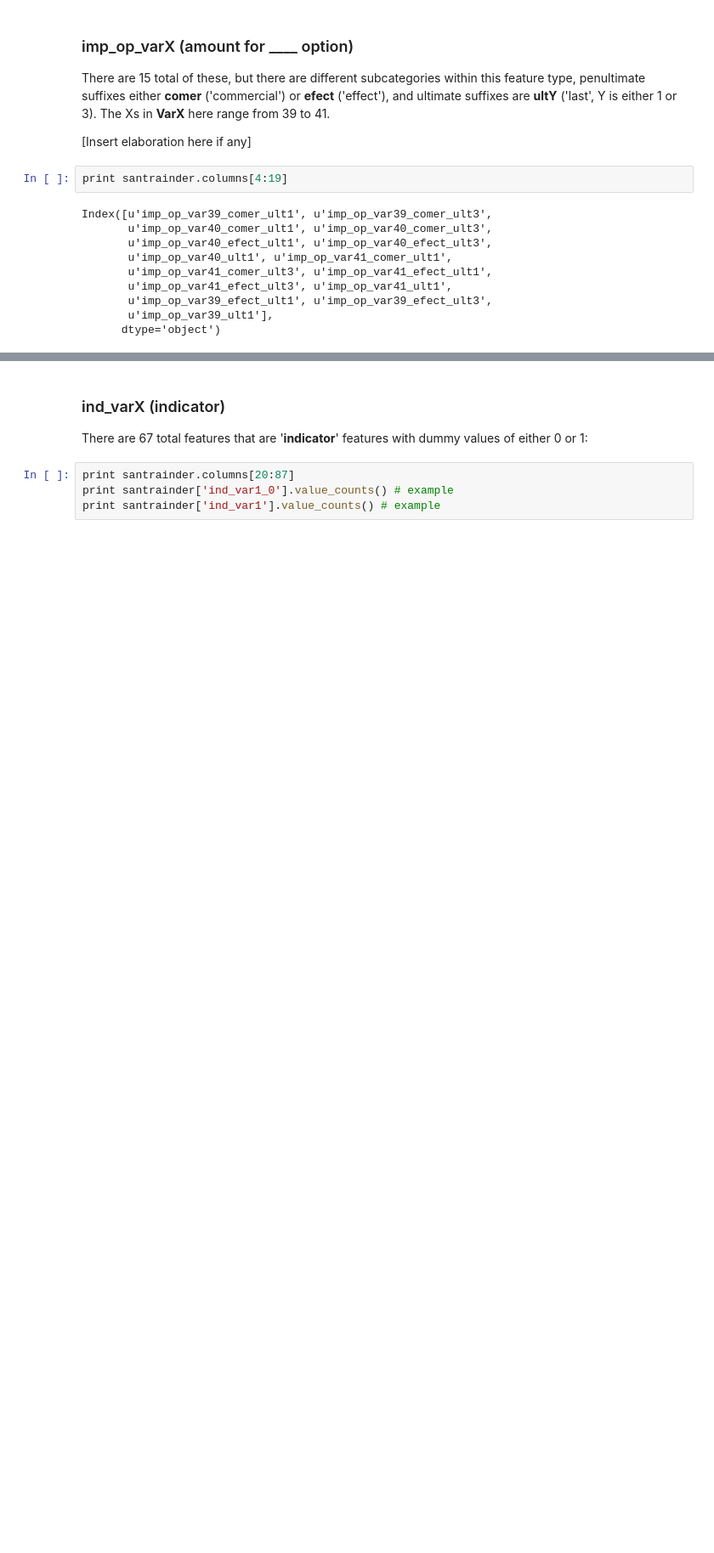
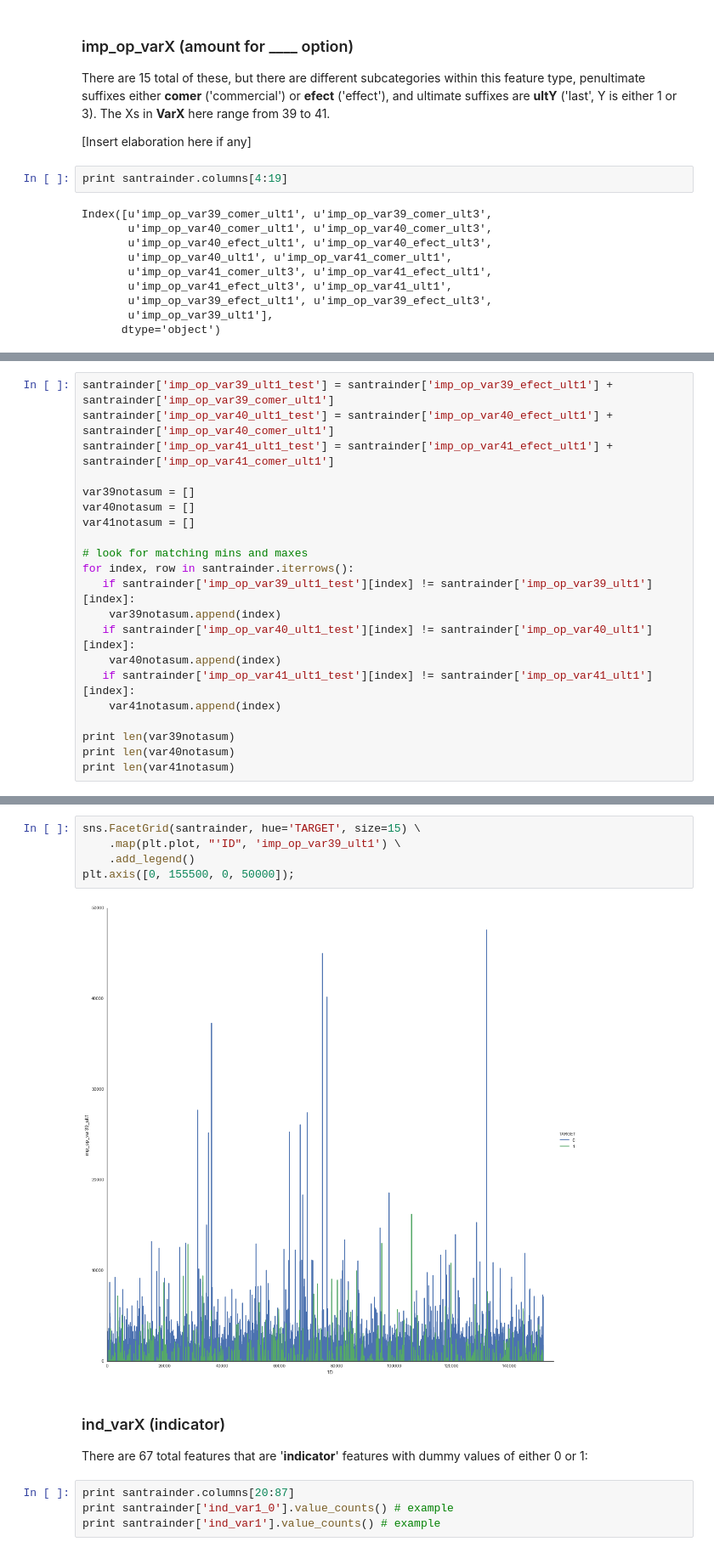
Before and after one commit to sketchychen/kaggle_santander, a Jupyter notebook: kaggle_santander_draft.ipynb, the cells around one changed output, grey strips where cells are left out. Shown: that part at 85% size. Drawn from its saved outputs; the diff is of its cells as text; blank space fills up the shorter version.

```diff
--- a/kaggle_santander_draft.ipynb
+++ b/kaggle_santander_draft.ipynb
@@ -306,0 +313,21 @@ Index([u'imp_op_var39_comer_ult1', u'imp_op_var39_comer_ult3',
+# %%
+santrainder['imp_op_var39_ult1_test'] = santrainder['imp_op_var39_efect_ult1'] + santrainder['imp_op_var39_comer_ult1']
+santrainder['imp_op_var40_ult1_test'] = santrainder['imp_op_var40_efect_ult1'] + santrainder['imp_op_var40_comer_ult1']
+santrainder['imp_op_var41_ult1_test'] = santrainder['imp_op_var41_efect_ult1'] + santrainder['imp_op_var41_comer_ult1']
+
+var39notasum = []
+var40notasum = []
+var41notasum = []
+
+# look for matching mins and maxes
+for index, row in santrainder.iterrows():
+   if santrainder['imp_op_var39_ult1_test'][index] != santrainder['imp_op_var39_ult1'][index]:
+    var39notasum.append(index)
+   if santrainder['imp_op_var40_ult1_test'][index] != santrainder['imp_op_var40_ult1'][index]:
+    var40notasum.append(index)
+   if santrainder['imp_op_var41_ult1_test'][index] != santrainder['imp_op_var41_ult1'][index]:
+    var41notasum.append(index)
+
+print len(var39notasum)
+print len(var40notasum)
+print len(var41notasum)
@@ -307,3 +340,10 @@ Index([u'imp_op_var39_comer_ult1', u'imp_op_var39_comer_ult3',
+# %%
+sns.FacetGrid(santrainder, hue='TARGET', size=15) \
+    .map(plt.plot, "'ID", 'imp_op_var39_ult1') \
+    .add_legend()
+plt.axis([0, 155500, 0, 50000]);
+# %% [output]
+[figure, added]
 # %% [markdown]
 ### ind_varX (indicator)
 There are 67 total features that are '**indicator**' features with dummy values of either 0 or 1:
```
Also changed, not shown: parts of 8 cells of this notebook.
